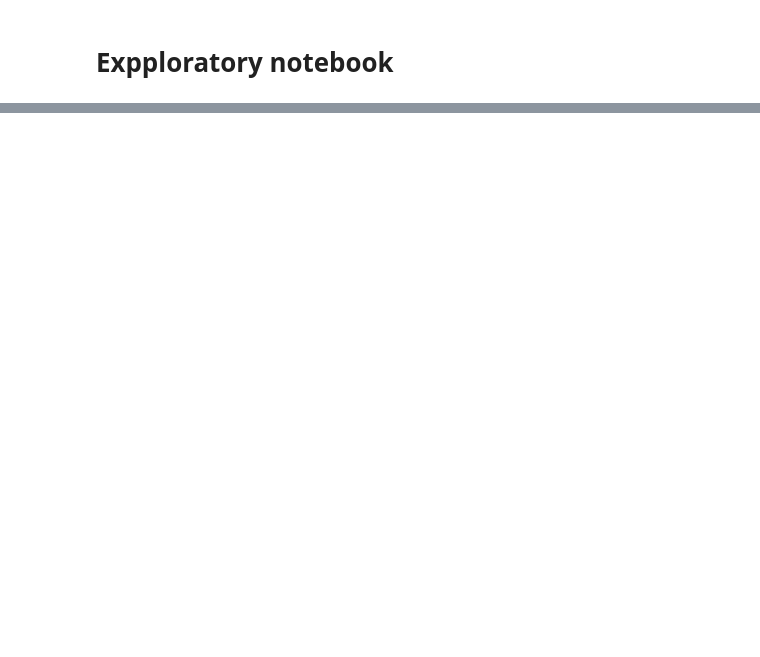
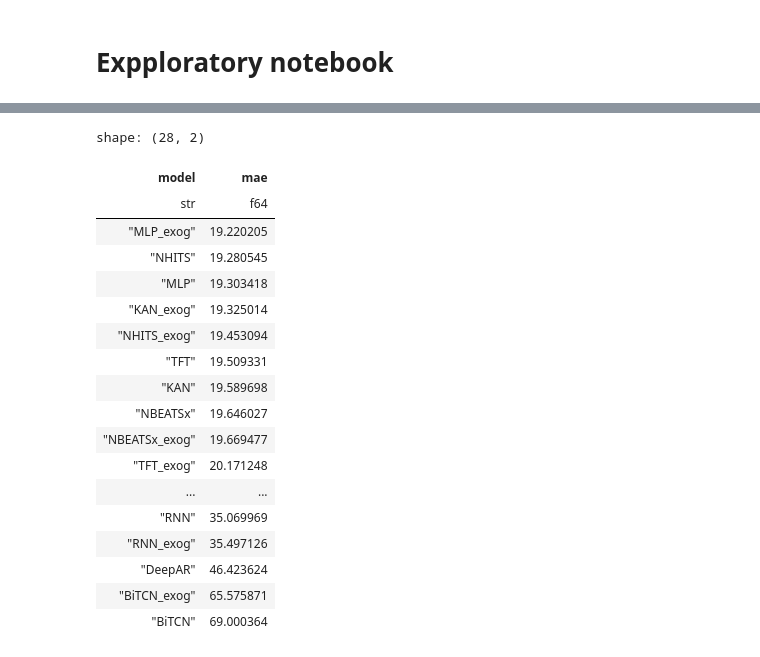
Before and after one commit to GlucoseDAO/glucose-neuralforecast, a Jupyter notebook: notebooks/explore.ipynb, the cells around one changed output, grey strips where cells are left out. Drawn from its saved outputs; the diff is of its cells as text; code cells hidden in the pictures; blank space fills up the shorter version.

```diff
--- a/notebooks/explore.ipynb
+++ b/notebooks/explore.ipynb
@@ -30,0 +64,35 @@ shape: (5, 8)
+# %%
+# Extract MAE row and create sorted dataframe
+mae_row = metrics_df.filter(pl.col('metric') == 'mae').select(pl.all().exclude('metric'))
+
+# Get column names and values
+mae_means = [(col.replace('_mean', ''), mae_row[col][0])
+             for col in mae_row.columns if col.endswith('_mean')]
+
+# Create dataframe sorted by MAE (ascending)
+mae_sorted_df = pl.DataFrame({
+    'model': [name for name, _ in mae_means],
+    'mae': [value for _, value in mae_means]
+}).sort('mae')
+
+mae_sorted_df
+# %% [output]
+shape: (28, 2)
+| model | mae |
+| str | f64 |
+| "MLP_exog" | 19.220205 |
+| "NHITS" | 19.280545 |
+| "MLP" | 19.303418 |
+| "KAN_exog" | 19.325014 |
+| "NHITS_exog" | 19.453094 |
+| "TFT" | 19.509331 |
+| "KAN" | 19.589698 |
+| "NBEATSx" | 19.646027 |
+| "NBEATSx_exog" | 19.669477 |
+| "TFT_exog" | 20.171248 |
+| ... | ... |
+| "RNN" | 35.069969 |
+| "RNN_exog" | 35.497126 |
+| "DeepAR" | 46.423624 |
+| "BiTCN_exog" | 65.575871 |
+| "BiTCN" | 69.000364 |
```
Also changed, not shown: parts of 6 cells of this notebook, 22 other files.
